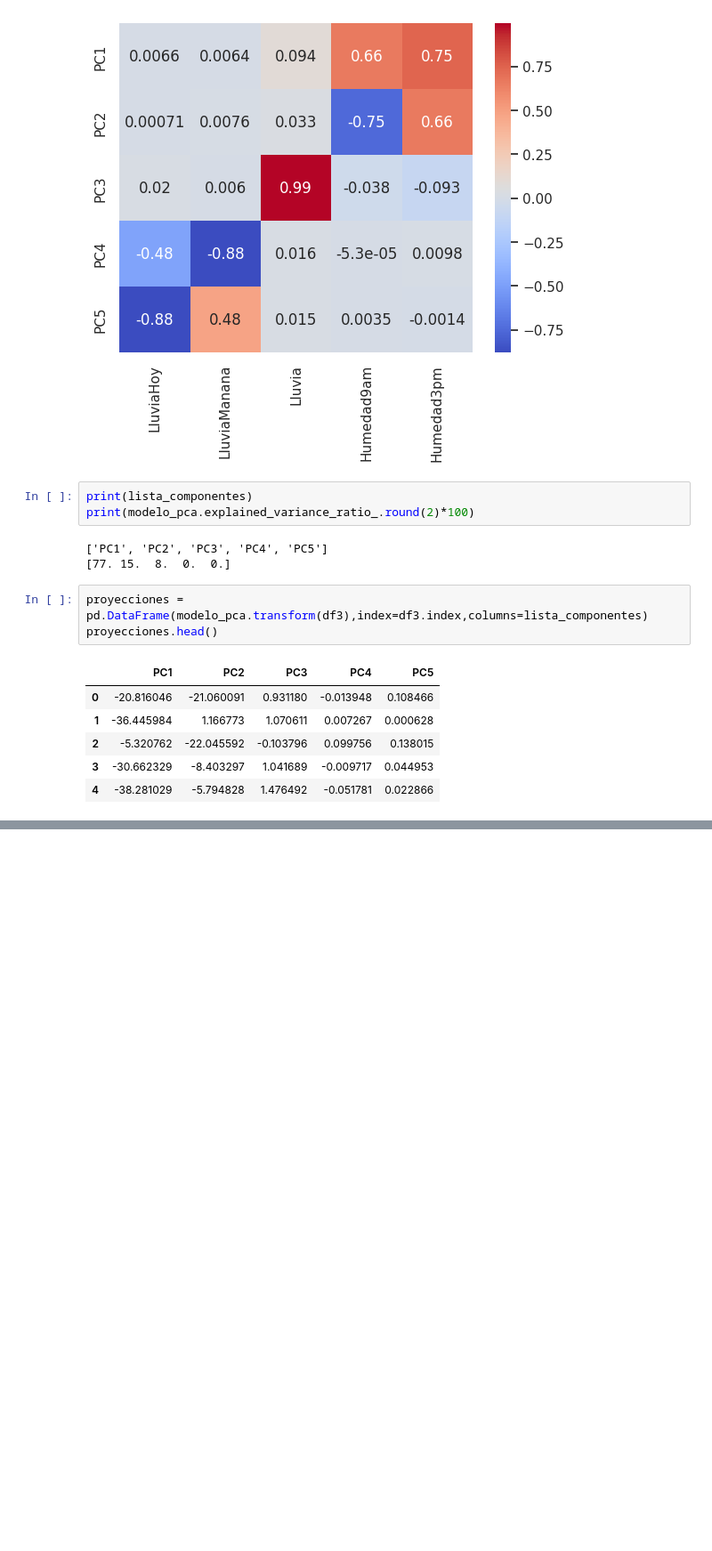
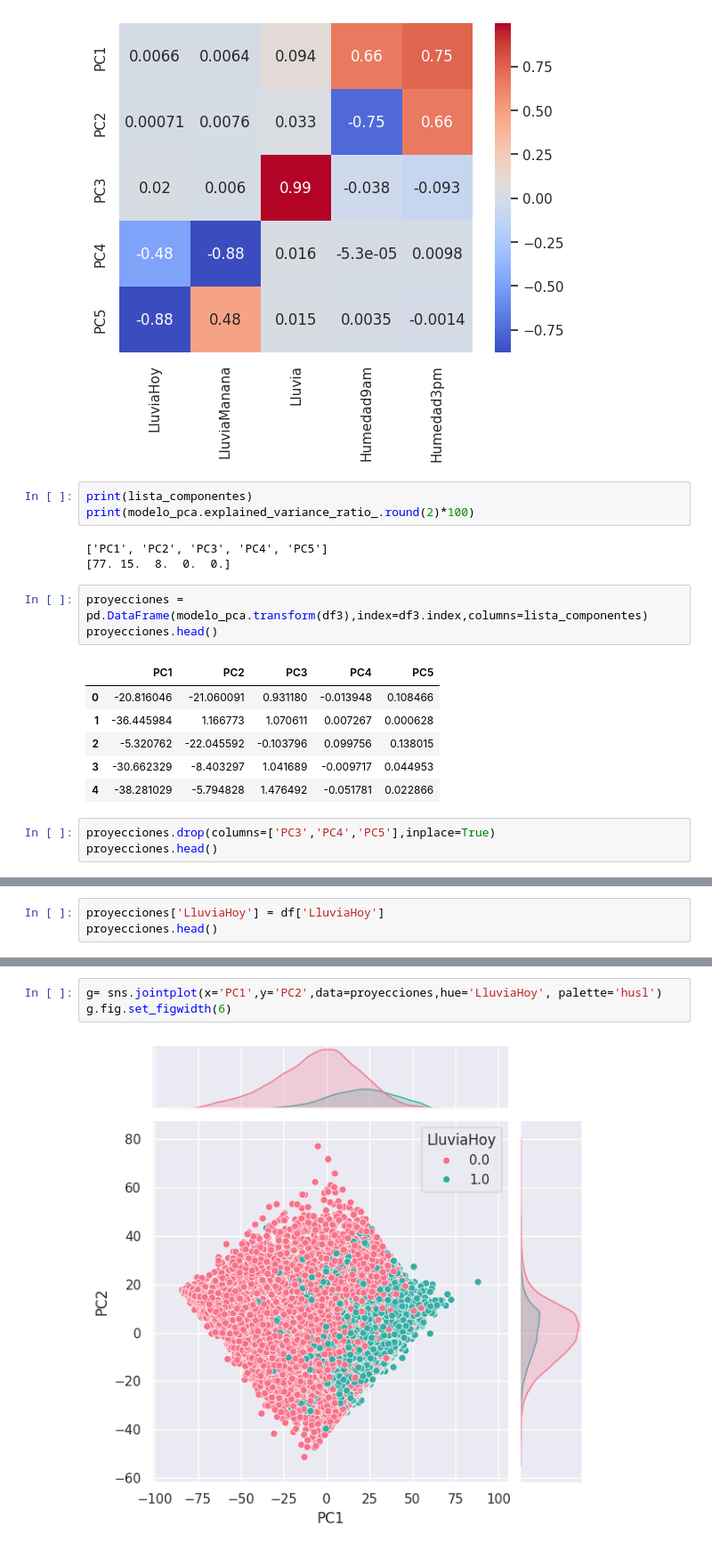
Before and after one commit to DanyPao/DataScience1-Daniela-Esposito, a Jupyter notebook: Visualizacion_Daniela_Esposito.ipynb, the cells around one changed output, grey strips where cells are left out. Shown at 89% size. Saved outputs shown, nothing was run; the diff lists cells and outputs as text; blank space fills up the shorter version.

```diff
--- a/Visualizacion_Daniela_Esposito.ipynb
+++ b/Visualizacion_Daniela_Esposito.ipynb
@@ -587,3 +647,6 @@ proyecciones.head()
 | 2 | -5.320762 | -22.045592 | -0.103796 | 0.099756 | 0.138015 |
 | 3 | -30.662329 | -8.403297 | 1.041689 | -0.009717 | 0.044953 |
 | 4 | -38.281029 | -5.794828 | 1.476492 | -0.051781 | 0.022866 |
+# %%
+proyecciones.drop(columns=['PC3','PC4','PC5'],inplace=True)
+proyecciones.head()
@@ -589,0 +660,3 @@ proyecciones.head()
+# %%
+proyecciones['LluviaHoy'] = df['LluviaHoy']
+proyecciones.head()
@@ -589,0 +670,5 @@ proyecciones.head()
+# %%
+g= sns.jointplot(x='PC1',y='PC2',data=proyecciones,hue='LluviaHoy', palette='husl')
+g.fig.set_figwidth(6)
+# %% [output]
+[figure, added]
```
Also changed, not shown: parts of 27 cells of this notebook.
